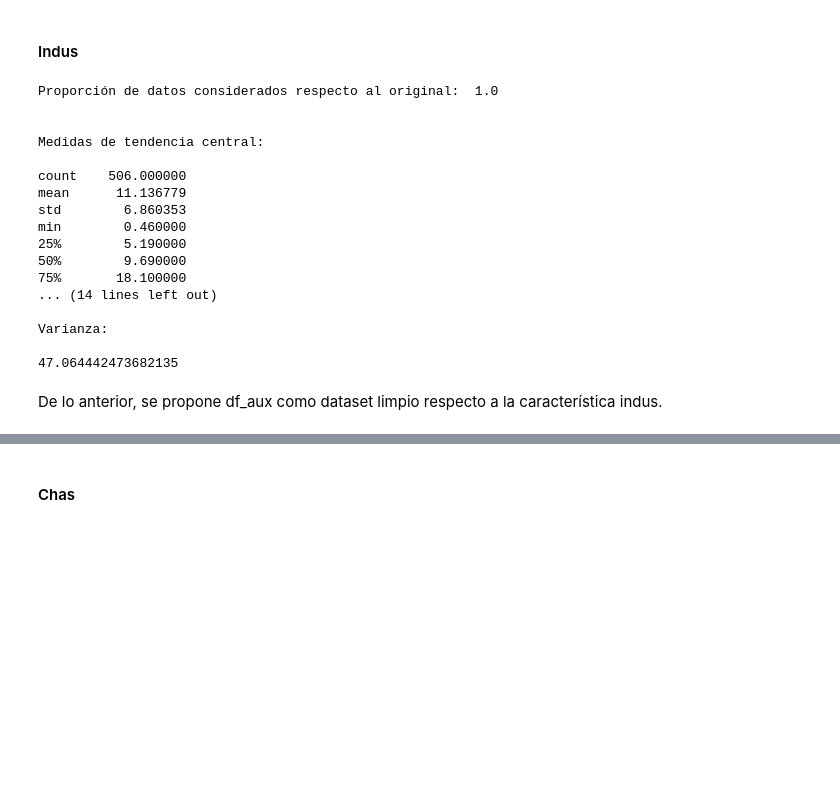
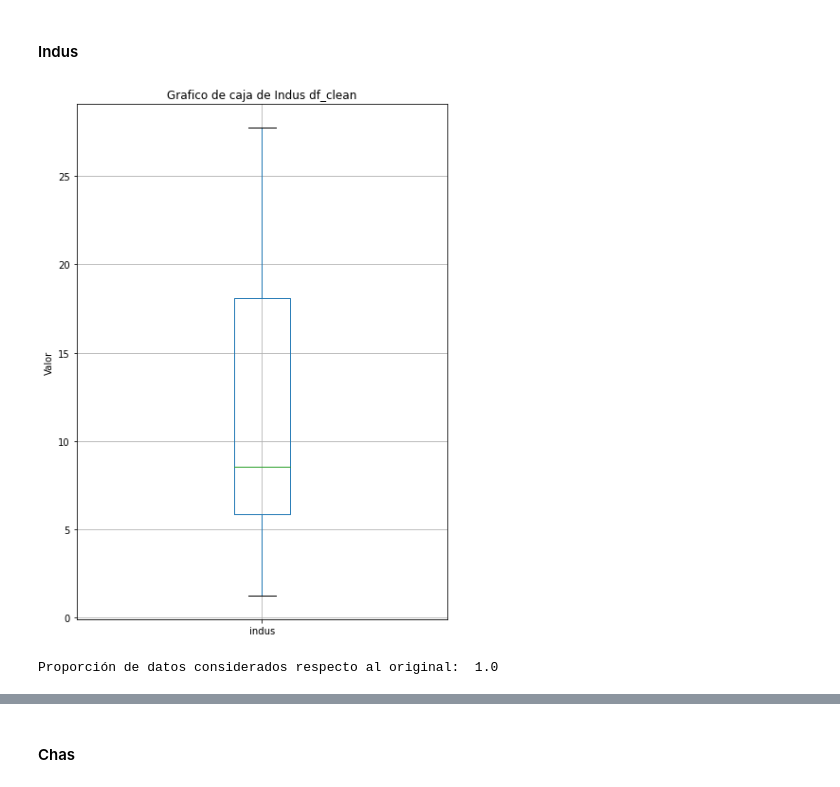
Before and after one commit to Maxibrionest/FMY-1.1.2, a Jupyter notebook: Entrega3/Entrega3_FMY.ipynb, the cells around one changed output, grey strips where cells are left out. Cells and saved outputs as stored; diff of their text form; code cells hidden in the pictures; blank space fills up the shorter version.

```diff
--- a/Entrega3/Entrega3_FMY.ipynb
+++ b/Entrega3/Entrega3_FMY.ipynb
@@ -784,26 +795,15 @@ De lo anterior, se propone df_aux como dataset limpio respecto a la característ
 # %% [markdown]
 #### Indus
+# %%
+df_clean.boxplot(column=["indus"],figsize=(7,10))
+plt.ylabel('Valor')
+plt.title("Grafico de caja de Indus df_clean")
+plt.show()
+# %% [output]
+[figure, added]
 # %%
-df_aux, df_aux_p = clean_custom(df, "indus", 1)
+# Exploratorio, usado para revisar el valor del multiplicador de IQR
+df_aux, df_aux_p = clean_custom(df_clean, "indus", 1.5)
 print("Proporción de datos considerados respecto al original: " , df_aux_p, "\n\n")
-print_medidas(df_aux, "indus")
 # %% [output]
 Proporción de datos considerados respecto al original:  1.0
-
-
-Medidas de tendencia central:
-
-count    506.000000
-mean      11.136779
-std        6.860353
-min        0.460000
-25%        5.190000
-50%        9.690000
-75%       18.100000
-... (14 lines left out)
-
-Varianza:
-
-47.064442473682135
-# %% [markdown]
-De lo anterior, se propone df_aux como dataset limpio respecto a la característica indus.
```
Also changed, not shown: parts of 180 cells of this notebook.
